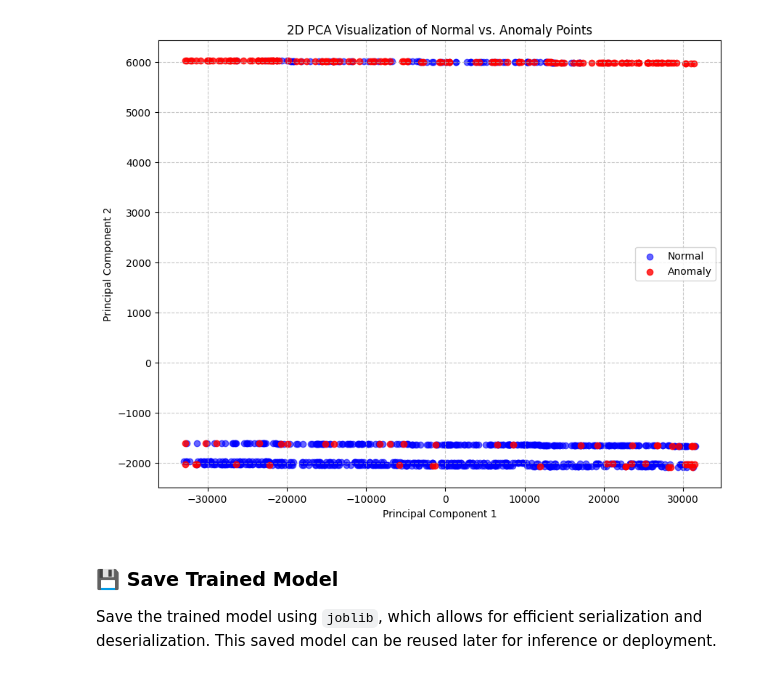
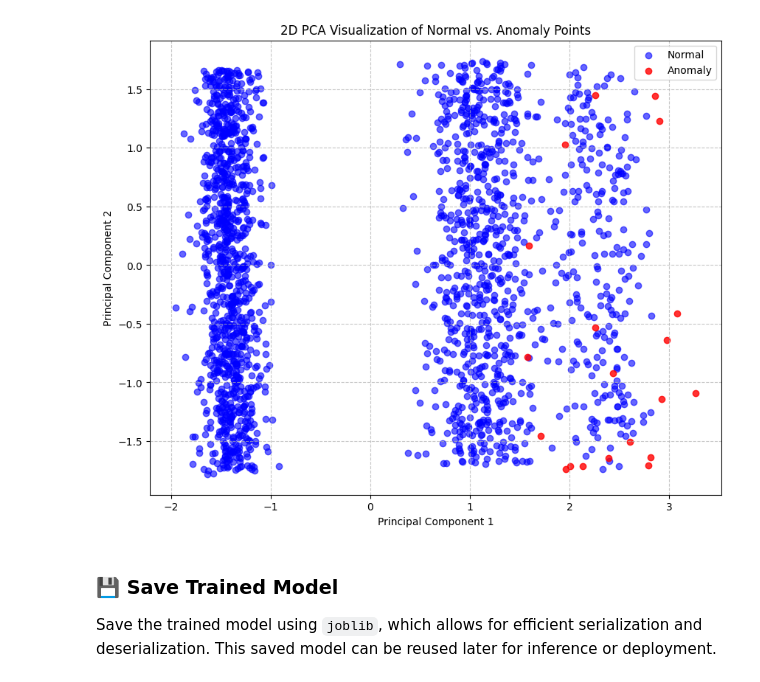
Before and after one commit to ML-Applications-in-CyberSecurity/anomaly-detection-project-snow, a Jupyter notebook: src/train_model.ipynb, the cells around one changed output. Cells and saved outputs as stored; diff of their text form; code cells hidden in the pictures.

Commit message:
feat: add scaler to train model

```diff
--- a/src/train_model.ipynb
+++ b/src/train_model.ipynb
@@ -200,4 +273,21 @@ The model is trained on the preprocessed numerical dataset.
 # %%
-model = IsolationForest(contamination=0.2, random_state=42)
-model.fit(df)
+from sklearn.preprocessing import StandardScaler
+from sklearn.ensemble import IsolationForest
+import joblib
+
+# Preprocess data (protocol mapping)
+df_processed = preprocess_data(df)
+
+# Scale features to zero mean and unit variance
+scaler = StandardScaler()
+scaled_array = scaler.fit_transform(df_processed)
+scaled_df = pd.DataFrame(scaled_array, columns=df_processed.columns)
+
+# Train Isolation Forest model
+model = IsolationForest(contamination=0.01, random_state=42)
+model.fit(scaled_df)
+
+# Save the model and scaler to disk for later inference
+joblib.dump(model, "anomaly_model.joblib")
+joblib.dump(scaler, "scaler.joblib")
 # %% [output]
@@ -217,25 +323,36 @@ Here's how we apply PCA and visualize the results:
 # %%
+from sklearn.decomposition import PCA
+import matplotlib.pyplot as plt
+
+# Apply PCA to reduce to 2 components
 pca = PCA(n_components=2)
-df_2d = pca.fit_transform(df)
+df_2d = pca.fit_transform(scaled_df)
 
-df_predictions = model.predict(df)
+# Predict anomalies on training data
+df_predictions = model.predict(scaled_df)
 
+# Separate normal and anomaly points
 normal_points_2d = df_2d[df_predictions == 1]
 anomaly_points_2d = df_2d[df_predictions == -1]
 
+# Plot
 plt.figure(figsize=(10, 8))
 plt.scatter(normal_points_2d[:, 0], normal_points_2d[:, 1], color='blue', label='Normal', alpha=0.6)
 plt.scatter(anomaly_points_2d[:, 0], anomaly_points_2d[:, 1], color='red', label='Anomaly', alpha=0.8)
 
 plt.title('2D PCA Visualization of Normal vs. Anomaly Points')
 plt.xlabel('Principal Component 1')
 plt.ylabel('Principal Component 2')
 plt.legend()
 plt.grid(True, linestyle='--', alpha=0.7)
+
+# Save figure for reports or presentations
 plt.savefig('anomaly_visualization_pca.png')
+
+# Optional: Uncomment the next line if you want to display plot inline in notebooks or scripts
 # plt.show()
 # %% [output]
-[figure, old version]
+[figure, new version]
 # %% [markdown]
 ### 💾 Save Trained Model
 
```
Also changed, not shown: parts of 14 cells of this notebook, 2 other files.
